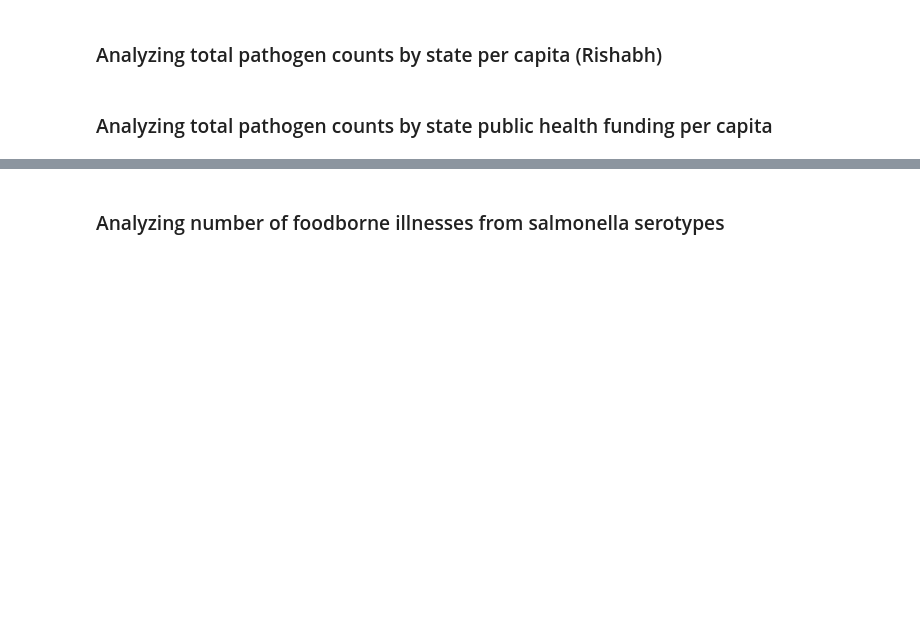
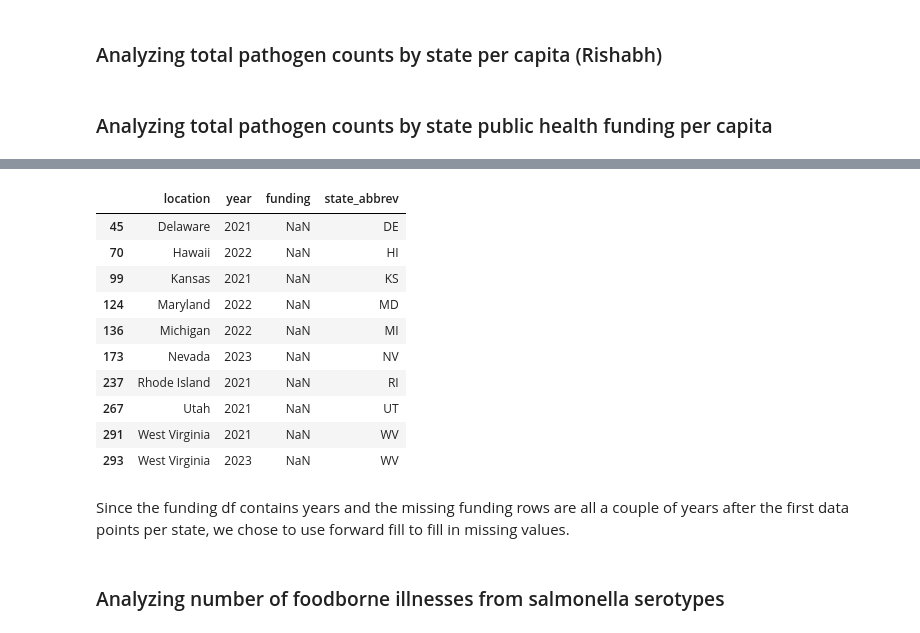
Before and after one commit to NikkiLa1/DS-5610-EDA-Final, a Jupyter notebook: EDA Code.ipynb, the cells around one changed output, grey strips where cells are left out. Cells and saved outputs as stored; diff of their text form; code cells hidden in the pictures; blank space fills up the shorter version.

Commit message:
added funding_df for state public health funding data, began cleaning the data

```diff
--- a/EDA Code.ipynb
+++ b/EDA Code.ipynb
@@ -380,3 +381,6 @@ state_pathogen_counts
 ### Analyzing total pathogen counts by state per capita (Rishabh)
 # %% [markdown]
 ### Analyzing total pathogen counts by state public health funding per capita
+# %%
+funding_df = pd.read_csv('state_public_health_funding_clean.csv')
+funding_df.head()
@@ -382,0 +394,6 @@ state_pathogen_counts
+# %%
+
+# add column of state abbreviations
+state_to_abbrev = {state.name: state.abbr for state in states.STATES}
+funding_df['state_abbrev'] = funding_df['location'].map(state_to_abbrev)
+funding_df.head()
@@ -382,0 +407,4 @@ state_pathogen_counts
+# %%
+# drop unnecessary columns
+funding_df = funding_df.drop(['Unnamed: 0', 'state_idx', 'currency'], axis=1)
+funding_df.head()
@@ -382,0 +437,19 @@ state_pathogen_counts
+# %%
+# remove rows for Washington D.C. because it is not technically a state and we do not have data on the area
+funding_df = funding_df[funding_df['location'] != 'Dist. of Columbia']
+# %%
+funding_df[funding_df['funding'].isna() == True]
+# %% [output]
+|  | location | year | funding | state_abbrev |
+| 45 | Delaware | 2021 | NaN | DE |
+| 70 | Hawaii | 2022 | NaN | HI |
+| 99 | Kansas | 2021 | NaN | KS |
+| 124 | Maryland | 2022 | NaN | MD |
+| 136 | Michigan | 2022 | NaN | MI |
+| 173 | Nevada | 2023 | NaN | NV |
+| 237 | Rhode Island | 2021 | NaN | RI |
+| 267 | Utah | 2021 | NaN | UT |
+| 291 | West Virginia | 2021 | NaN | WV |
+| 293 | West Virginia | 2023 | NaN | WV |
+# %% [markdown]
+Since the funding df contains years and the missing funding rows are all a couple of years after the first data points per state, we chose to use forward fill to fill in missing values.
```
Also changed, not shown: parts of 13 cells of this notebook.
